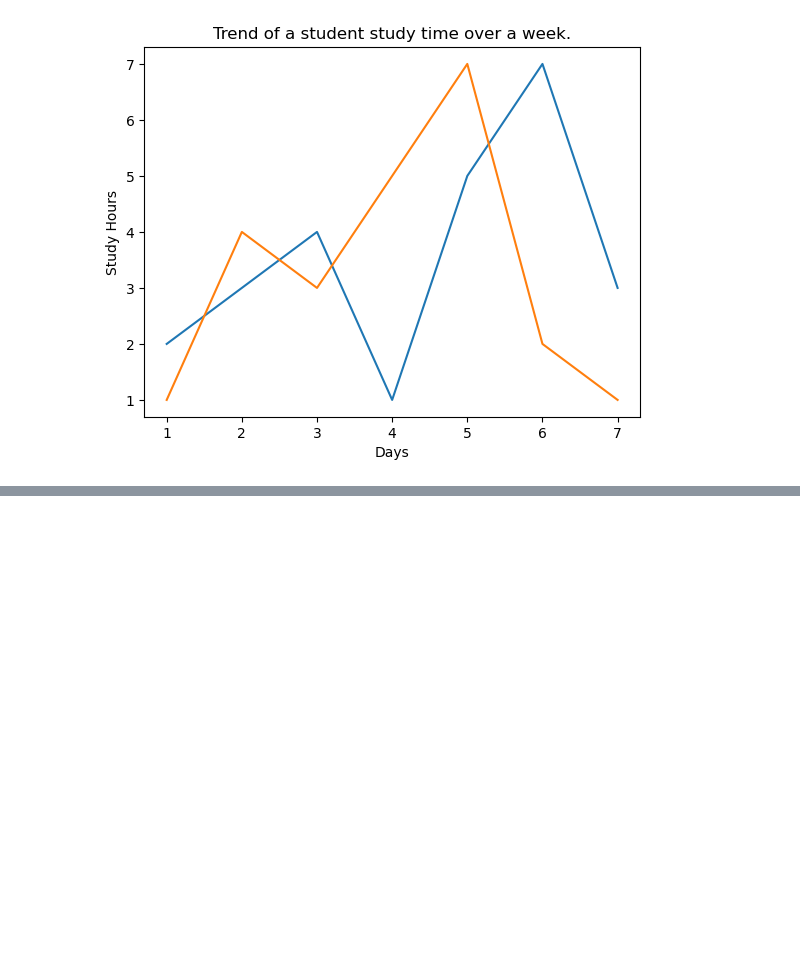
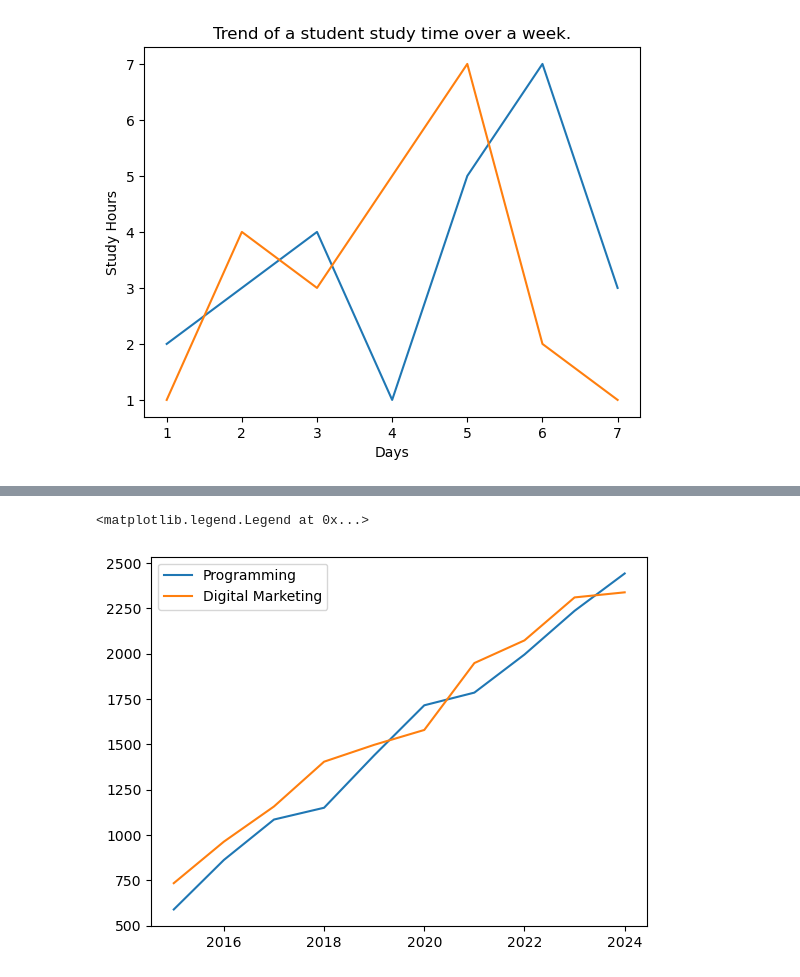
Before and after one commit to rabeyanoor/AI-ML, a Jupyter notebook: Week-4/Module_15.ipynb, the cells around one changed output, grey strips where cells are left out. Cells and saved outputs as stored; diff of their text form; code cells hidden in the pictures; blank space fills up the shorter version.

```diff
--- a/Week-4/Module_15.ipynb
+++ b/Week-4/Module_15.ipynb
@@ -59,0 +107,10 @@ plt.plot(days,hours_2)
+# %%
+# adding labels using plt.legend()
+
+plt.plot(df['Year'],df['Programming'],label='Programming')
+plt.plot(df['Year'],df['Digital Marketing'],label='Digital Marketing')
+
+plt.legend()
+# %% [output]
+<matplotlib.legend.Legend at 0x...>
+[figure, added]
```
Also changed, not shown: parts of 8 cells of this notebook, 2 other files.
